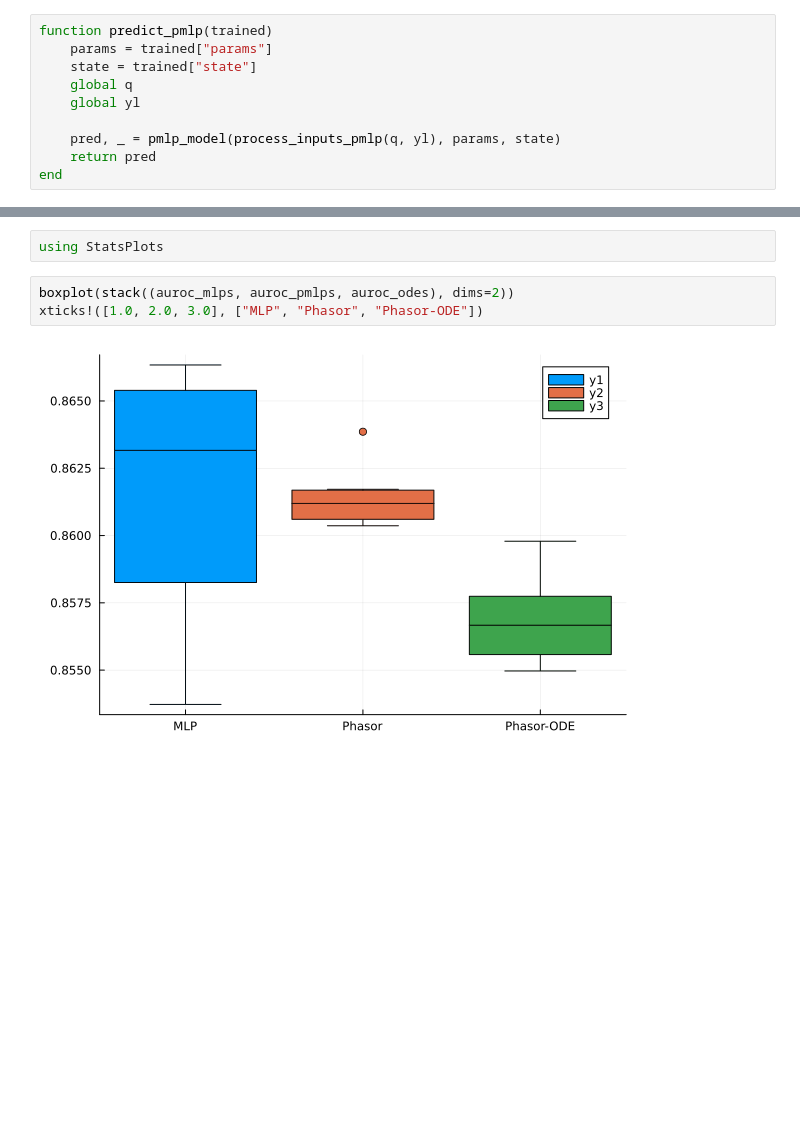
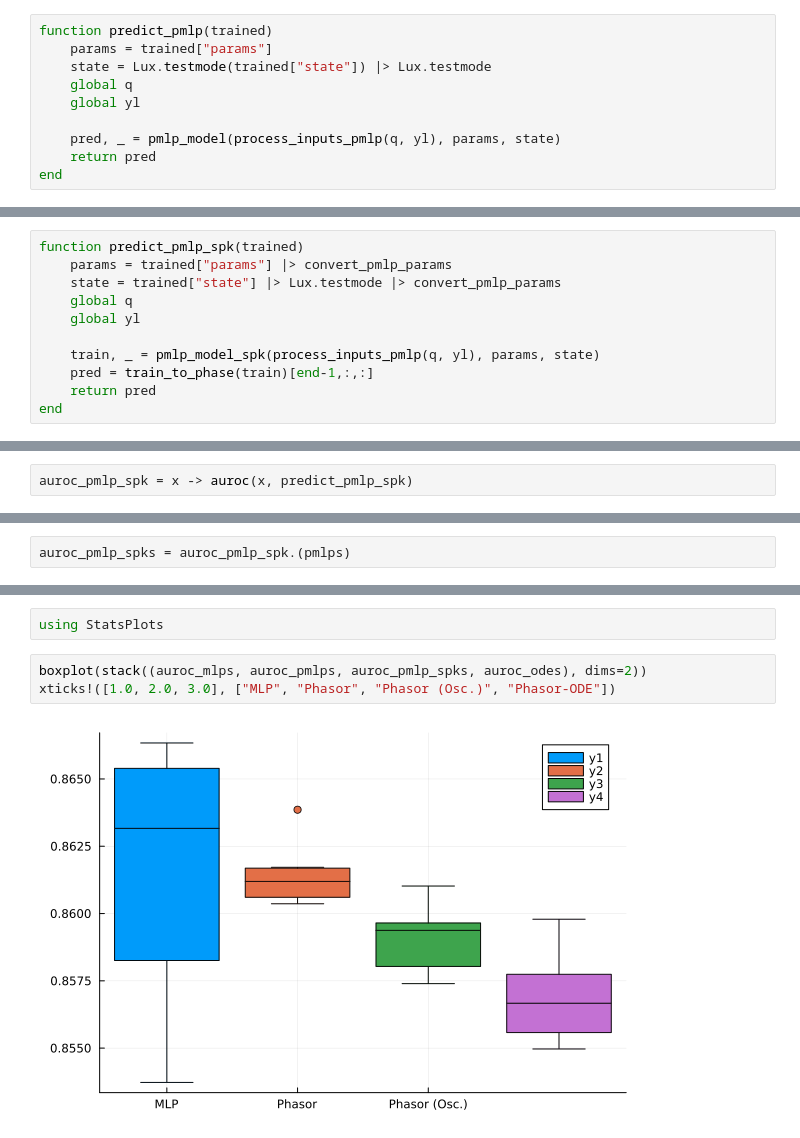
Before and after one commit to wilkieolin/phasor_julia, a Jupyter notebook: nn_comparison.ipynb, the cells around one changed output, grey strips where cells are left out. Cells and saved outputs as stored; diff of their text form; blank space fills up the shorter version.

Commit message:
updating phasor runs

```diff
--- a/nn_comparison.ipynb
+++ b/nn_comparison.ipynb
@@ -106,7 +114,7 @@ pmlps = [load("trained_nns/pmlp_id_" * string(id) * "_epoch_100.jld2") for id in
 # %%
 function predict_pmlp(trained)
     params = trained["params"]
-    state = trained["state"]
+    state = Lux.testmode(trained["state"]) |> Lux.testmode
     global q
     global yl
 
@@ -131,0 +144,11 @@ auroc_pmlps = auroc_pmlp.(pmlps)
+# %%
+function predict_pmlp_spk(trained)
+    params = trained["params"] |> convert_pmlp_params
+    state = trained["state"] |> Lux.testmode |> convert_pmlp_params
+    global q
+    global yl
+
+    train, _ = pmlp_model_spk(process_inputs_pmlp(q, yl), params, state)
+    pred = train_to_phase(train)[end-1,:,:]
+    return pred
+end
@@ -131,0 +157,2 @@ auroc_pmlps = auroc_pmlp.(pmlps)
+# %%
+auroc_pmlp_spk = x -> auroc(x, predict_pmlp_spk)
@@ -131,0 +161,2 @@ auroc_pmlps = auroc_pmlp.(pmlps)
+# %%
+auroc_pmlp_spks = auroc_pmlp_spk.(pmlps)
@@ -170,7 +247,7 @@ auroc_odes = auroc_ode.(odes)
 # %%
 using StatsPlots
 # %%
-boxplot(stack((auroc_mlps, auroc_pmlps, auroc_odes), dims=2))
-xticks!([1.0, 2.0, 3.0], ["MLP", "Phasor", "Phasor-ODE"])
+boxplot(stack((auroc_mlps, auroc_pmlps, auroc_pmlp_spks, auroc_odes), dims=2))
+xticks!([1.0, 2.0, 3.0], ["MLP", "Phasor", "Phasor (Osc.)", "Phasor-ODE"])
 # %% [output]
-[figure, old version]
+[figure, new version]
```
Also changed, not shown: parts of 15 cells of this notebook, 2 other files.
